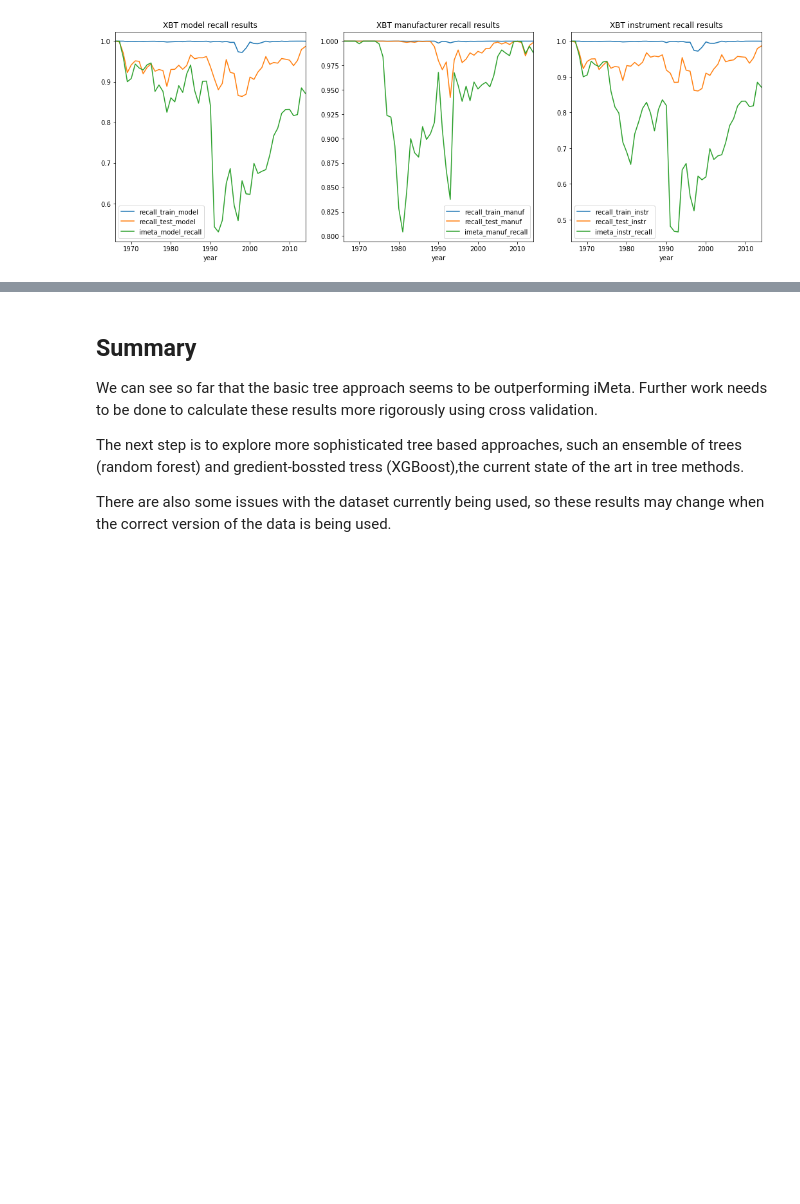
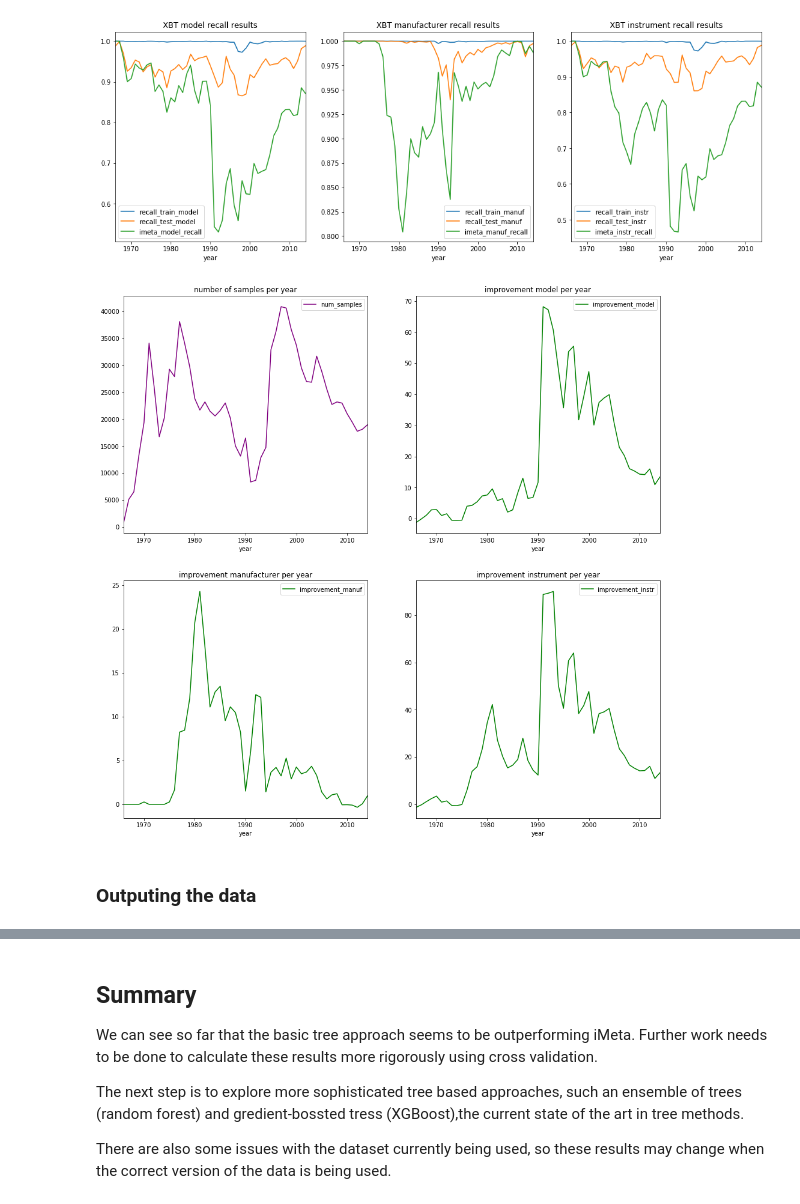
Before and after one commit to MetOffice/XBTs_classification, a Jupyter notebook: classification/imeta_ml_tree.ipynb, the cells around one changed output, grey strips where cells are left out. Saved outputs shown, nothing was run; the diff lists cells and outputs as text; code cells hidden in the pictures; blank space fills up the shorter version.

```diff
--- a/classification/imeta_ml_tree.ipynb
+++ b/classification/imeta_ml_tree.ipynb
@@ -368,3 +366,9 @@ results_df = pandas.merge(recall_by_year, imeta_res_df)
+# %%
+results_df = pandas.merge(recall_by_year, imeta_res_df).merge(
+    pandas.DataFrame.from_dict({
+        'year': xbt_labelled['year'].value_counts(sort=False).index,
+        'num_samples': xbt_labelled['year'].value_counts(sort=False).values,
+    }))
 # %%
 fig_model_recall_results = matplotlib.pyplot.figure('xbt_model_recall', figsize=(18,6))
 ax_model_recall_results = fig_model_recall_results.add_subplot(131, title='XBT model recall results')
@@ -375,3 +379,21 @@ ax_instr_recall_results = fig_model_recall_results.add_subplot(133, title='XBT i
 _ = results_df.plot.line(x='year',y=['recall_train_instr','recall_test_instr', 'imeta_instr_recall'], ax=ax_instr_recall_results)
 # %% [output]
 [figure]
+# %%
+results_df['improvement_model'] = results_df.apply(lambda r1: ((r1['recall_test_model'] /  r1['imeta_model_recall'])-1)*100.0 , axis=1)
+results_df['improvement_manuf'] = results_df.apply(lambda r1: ((r1['recall_test_manuf'] /  r1['imeta_manuf_recall'])-1)*100.0 , axis=1)
+results_df['improvement_instr'] = results_df.apply(lambda r1: ((r1['recall_test_instr'] /  r1['imeta_instr_recall'])-1)*100.0 , axis=1)
+# %%
+fig_num_samples_per_year = matplotlib.pyplot.figure('fig_num_samples_per_year', figsize=(16,16))
+ax_num_samples = fig_num_samples_per_year.add_subplot(221, title='number of samples per year')
+_ = results_df.plot.line(ax=ax_num_samples, x='year',y=['num_samples'],c='purple' )
+ax_num_samples = fig_num_samples_per_year.add_subplot(222, title='improvement model per year')
+_ = results_df.plot.line(ax=ax_num_samples, x='year',y=['improvement_model'], c='green' )
+ax_num_samples = fig_num_samples_per_year.add_subplot(223, title='improvement manufacturer per year')
+_ = results_df.plot.line(ax=ax_num_samples, x='year',y=['improvement_manuf'], c='green' )
+ax_num_samples = fig_num_samples_per_year.add_subplot(224, title='improvement instrument per year')
+_ = results_df.plot.line(ax=ax_num_samples, x='year',y=['improvement_instr'], c='green' )
+# %% [output]
+[figure, added]
+# %% [markdown]
+### Outputing the data
```
Also changed, not shown: parts of 10 cells of this notebook.
